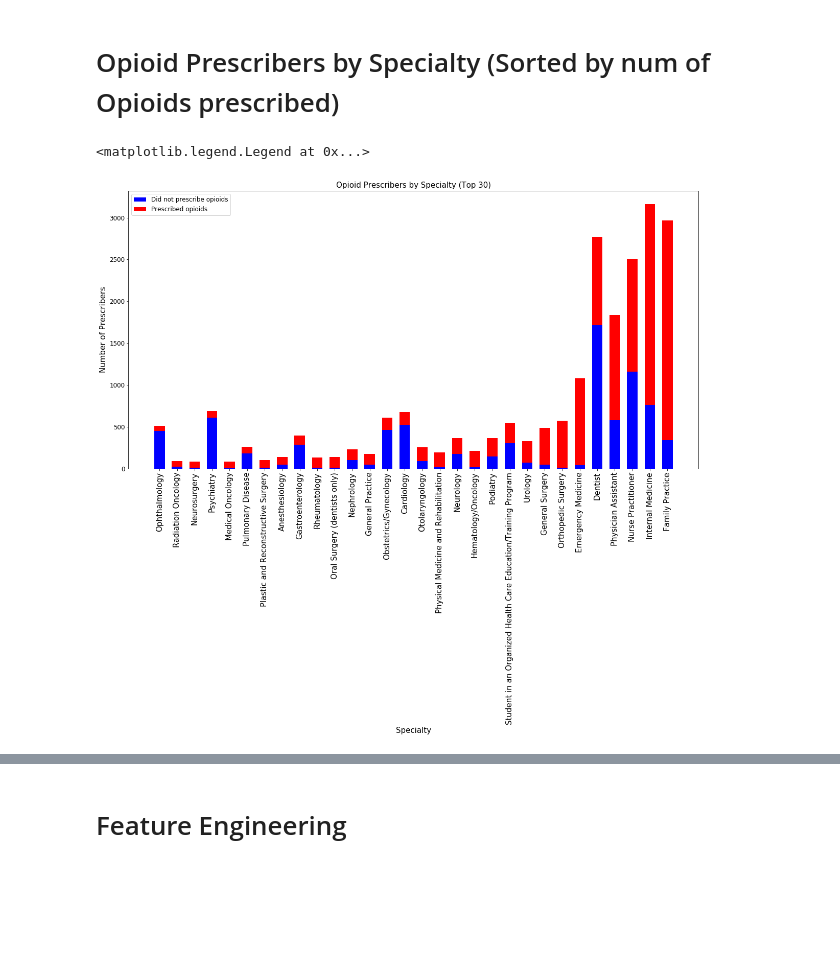
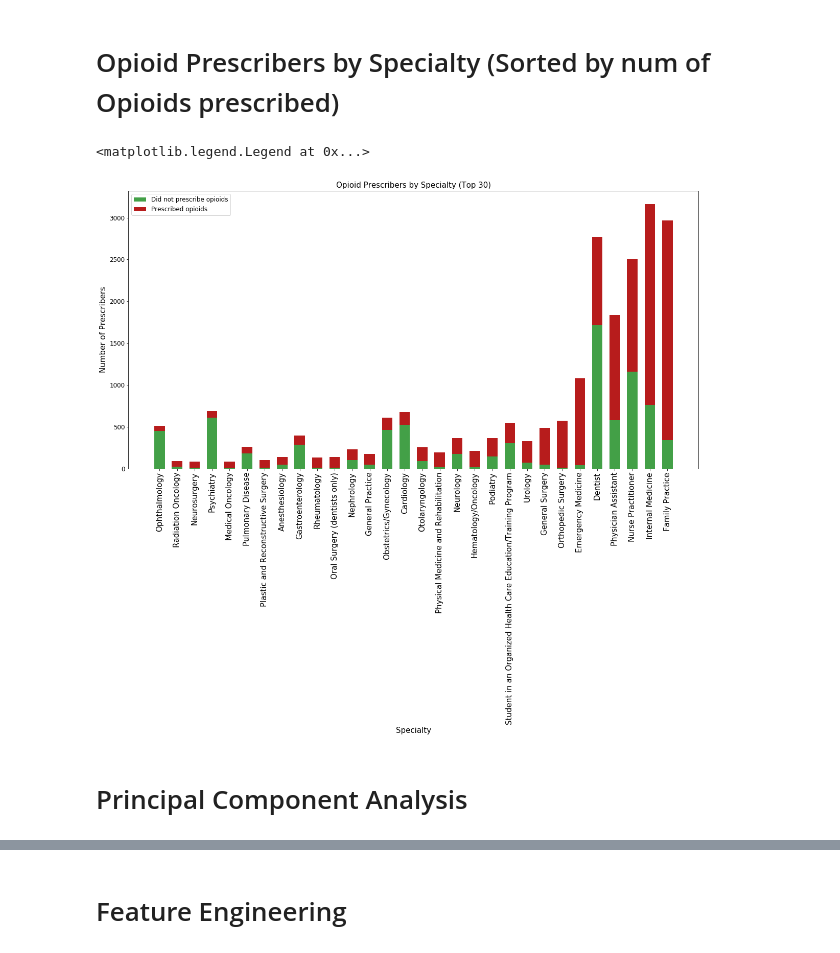
Before and after one commit to akshaytambe/Opioid-Prescription-Predictive-Analysis, a Jupyter notebook: apt321_apb462_Project_Notebook_Final.ipynb, the cells around one changed output, grey strips where cells are left out. Drawn from its saved outputs; the diff is of its cells as text; code cells hidden in the pictures; blank space fills up the shorter version.

```diff
--- a/apt321_apb462_Project_Notebook_Final.ipynb
+++ b/apt321_apb462_Project_Notebook_Final.ipynb
@@ -315,34 +318,35 @@ SpecialtyCount.reset_index(level=0, inplace=True)
 SpecialtyCount.columns = ['Specialty', 'Total_Prescribers']
 
 SpecialtyCount_PrescribedOpiods = pd.DataFrame(prescriber_stat_df.loc[prescriber_stat_df['Opioid.Prescriber']>0,['Specialty','NPI']].groupby('Specialty').count())
 SpecialtyCount_PrescribedOpiods.reset_index(level=0, inplace=True)
 
 SpecialtyCount_PrescribedOpiods.columns = ['Specialty', 'Opiod_Prescribers']
 SpecialtyCount = pd.merge(SpecialtyCount, SpecialtyCount_PrescribedOpiods,  how='left', on="Specialty")
 
 SpecialtyCount = SpecialtyCount.fillna(0)
 
 SpecialtyCount = SpecialtyCount.sort_values('Opiod_Prescribers')
 
 SpecialtyCount = SpecialtyCount[-30::]
 
 fig = plt.gcf()
 fig.set_size_inches( 20, 10)
 
 N = SpecialtyCount.shape[0]
 ind = np.arange(N)
 width = 0.6
 
-p1 = plt.bar(ind, SpecialtyCount['Total_Prescribers']-SpecialtyCount['Opiod_Prescribers'], width, color='b')
-p2 = plt.bar(ind, SpecialtyCount['Opiod_Prescribers'], width, bottom=SpecialtyCount['Total_Prescribers']-SpecialtyCount['Opiod_Prescribers'], color='r')
+p1 = plt.bar(ind, SpecialtyCount['Total_Prescribers']-SpecialtyCount['Opiod_Prescribers'], width, color='#43A047')
+p2 = plt.bar(ind, SpecialtyCount['Opiod_Prescribers'], width, bottom=SpecialtyCount['Total_Prescribers']-SpecialtyCount['Opiod_Prescribers'], color='#B71C1C')
 
-# plt.ylim([0,120])
 plt.yticks(fontsize=12)
 plt.ylabel("Number of Prescribers", fontsize=15)
 plt.xticks(ind,SpecialtyCount['Specialty'], fontsize=15, rotation=90)
 plt.xlabel('Specialty', fontsize=15)
 plt.title("Opioid Prescribers by Specialty (Top 30)", fontsize=15)
 plt.legend([p1[0], p2[0]], ["Did not prescribe opioids","Prescribed opioids"], fontsize=12, fancybox=True)
 # %% [output]
 <matplotlib.legend.Legend at 0x...>
-[figure, old version]
+[figure, new version]
+# %% [markdown]
+# Principal Component Analysis
```
Also changed, not shown: parts of 22 cells of this notebook.
